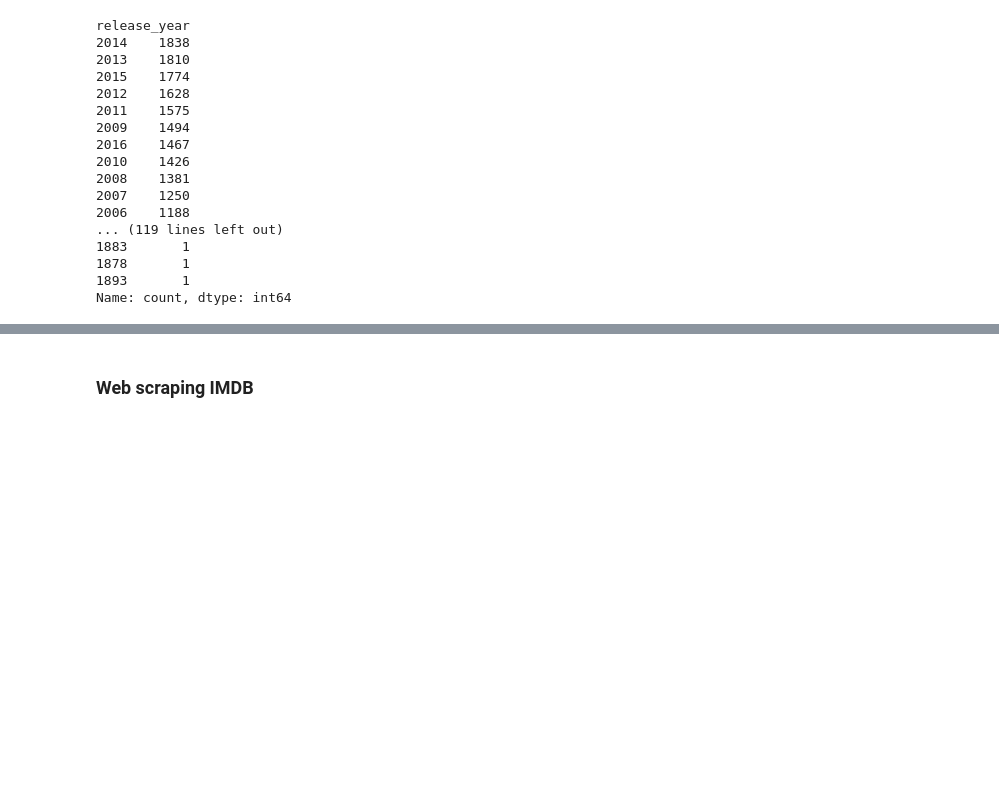
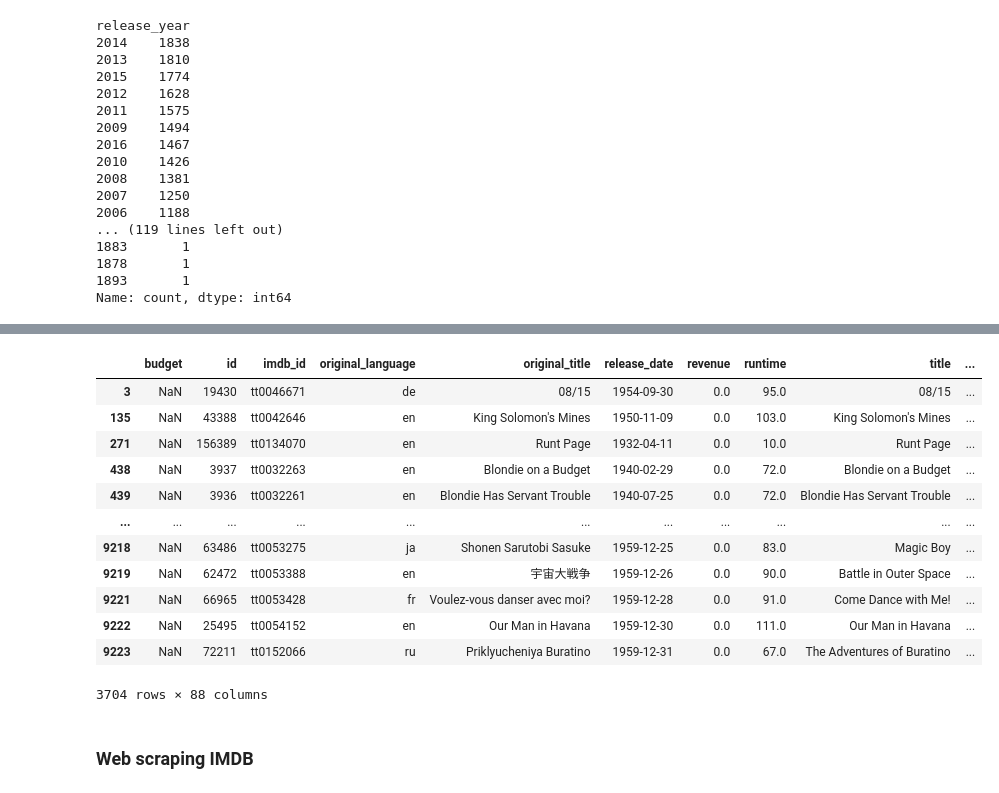
Before and after one commit to mlepennec-ensae/formation_cepe, a Jupyter notebook: Projet/donnees_projet.ipynb, the cells around one changed output, grey strips where cells are left out. Cells and saved outputs as stored; diff of their text form; code cells hidden in the pictures; blank space fills up the shorter version.

```diff
--- a/Projet/donnees_projet.ipynb
+++ b/Projet/donnees_projet.ipynb
@@ -598,3 +618,19 @@ Name: count, dtype: int64
+# %%
+df[df['budget_final'].isna() & (df['release_year'] < 1960)]
+# %% [output]
+|  | budget | id | imdb_id | original_language | original_title | release_date | revenue | runtime | title | ... |
+| 3 | NaN | 19430 | tt0046671 | de | 08/15 | 1954-09-30 | 0.0 | 95.0 | 08/15 | ... |
+| 135 | NaN | 43388 | tt0042646 | en | King Solomon's Mines | 1950-11-09 | 0.0 | 103.0 | King Solomon's Mines | ... |
+| 271 | NaN | 156389 | tt0134070 | en | Runt Page | 1932-04-11 | 0.0 | 10.0 | Runt Page | ... |
+| 438 | NaN | 3937 | tt0032263 | en | Blondie on a Budget | 1940-02-29 | 0.0 | 72.0 | Blondie on a Budget | ... |
+| 439 | NaN | 3936 | tt0032261 | en | Blondie Has Servant Trouble | 1940-07-25 | 0.0 | 72.0 | Blondie Has Servant Trouble | ... |
+| ... | ... | ... | ... | ... | ... | ... | ... | ... | ... | ... |
+| 9218 | NaN | 63486 | tt0053275 | ja | Shonen Sarutobi Sasuke | 1959-12-25 | 0.0 | 83.0 | Magic Boy | ... |
+| 9219 | NaN | 62472 | tt0053388 | en | 宇宙大戦争 | 1959-12-26 | 0.0 | 90.0 | Battle in Outer Space | ... |
+| 9221 | NaN | 66965 | tt0053428 | fr | Voulez-vous danser avec moi? | 1959-12-28 | 0.0 | 91.0 | Come Dance with Me! | ... |
+| 9222 | NaN | 25495 | tt0054152 | en | Our Man in Havana | 1959-12-30 | 0.0 | 111.0 | Our Man in Havana | ... |
+| 9223 | NaN | 72211 | tt0152066 | ru | Priklyucheniya Buratino | 1959-12-31 | 0.0 | 67.0 | The Adventures of Buratino | ... |
+3704 rows × 88 columns
 # %% [markdown]
 ### Web scraping IMDB
 # %%
```
Also changed, not shown: parts of 3 cells of this notebook, 1 other file.
